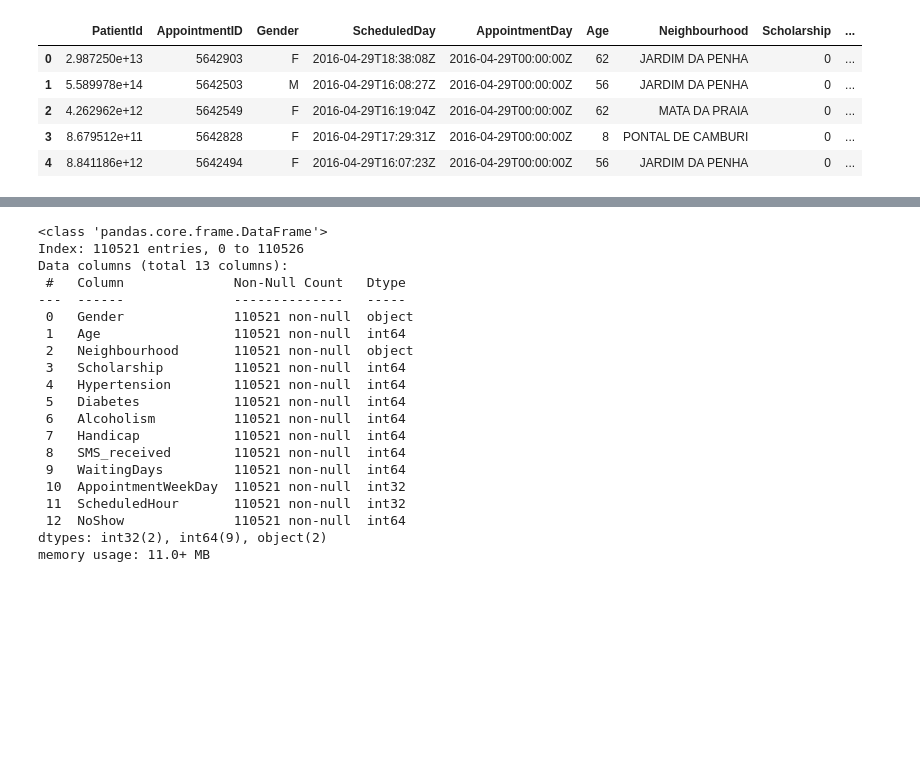
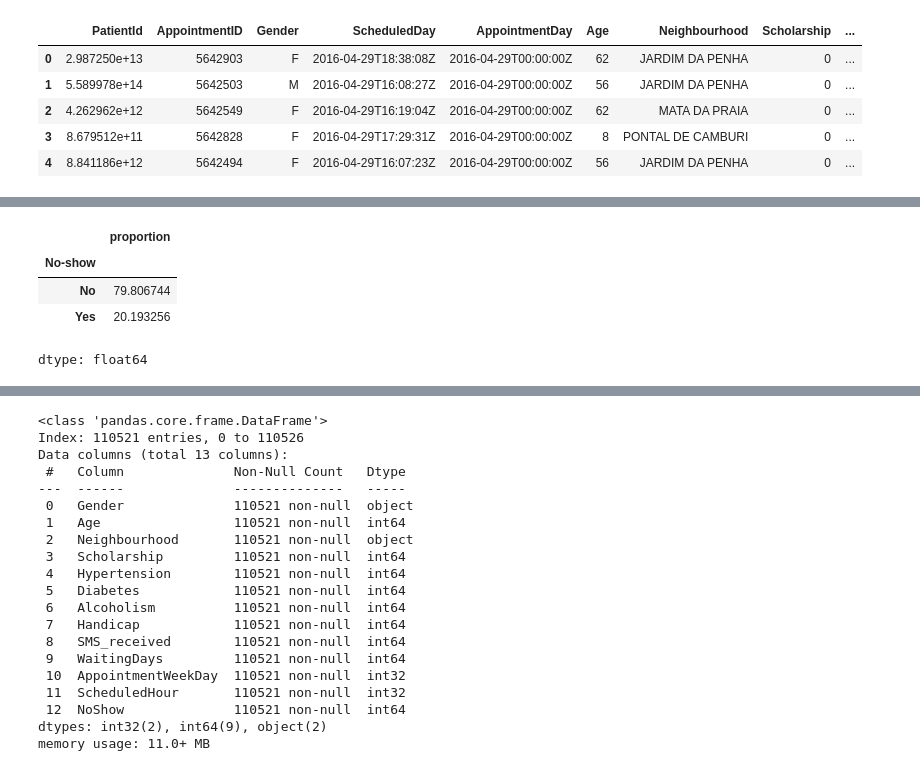
Before and after one commit to Elsaterziu/ml-project, a Jupyter notebook: notebooks/patient_no_show_prediction.ipynb, the cells around one changed output, grey strips where cells are left out. Cells and saved outputs as stored; diff of their text form; code cells hidden in the pictures; blank space fills up the shorter version.

```diff
--- a/notebooks/patient_no_show_prediction.ipynb
+++ b/notebooks/patient_no_show_prediction.ipynb
@@ -31,0 +113,8 @@ dtype: int64
+# %%
+df["No-show"].value_counts(normalize=True) * 100
+# %% [output]
+|  | proportion |
+| No-show |  |
+| No | 79.806744 |
+| Yes | 20.193256 |
+dtype: float64
```
Also changed, not shown: parts of 48 cells of this notebook.
